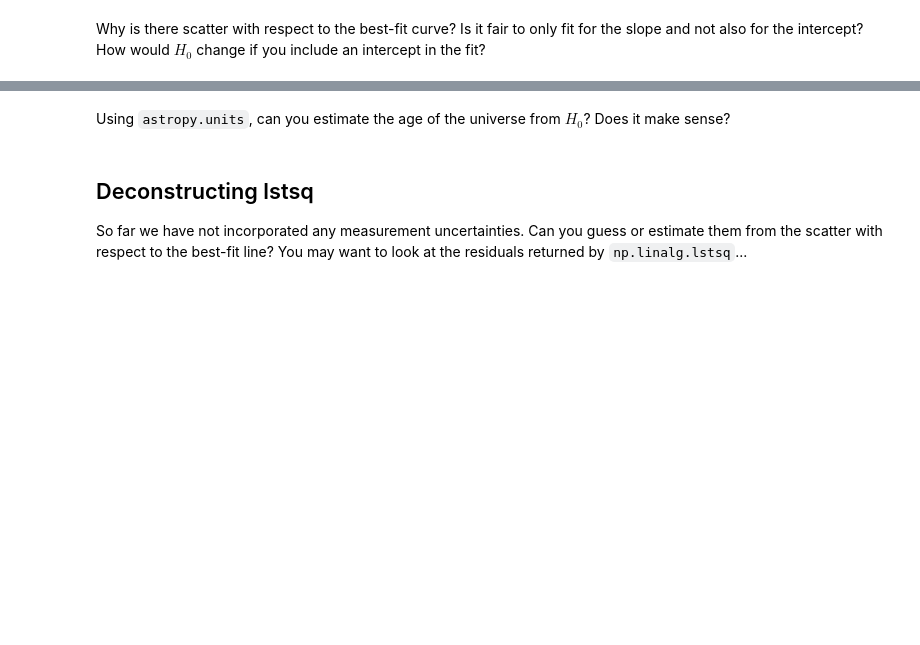
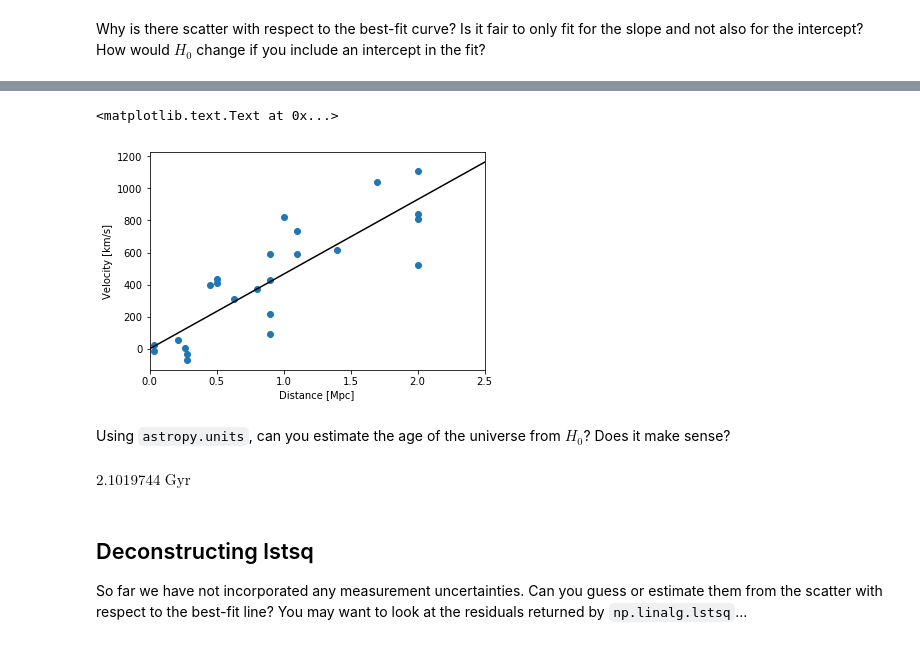
Before and after one commit to pmelchior/usrp-sciprog, a Jupyter notebook: day3/Hubble-Solutions.ipynb, the cells around one changed output, grey strips where cells are left out. Saved outputs shown, nothing was run; the diff lists cells and outputs as text; code cells hidden in the pictures; blank space fills up the shorter version.

```diff
--- a/day3/Hubble-Solutions.ipynb
+++ b/day3/Hubble-Solutions.ipynb
@@ -67,0 +81,7 @@ $V$ as given in the table is a combination of any assumed cosmic expansion and t
+# %%
+import astropy.coordinates as coord
+import astropy.units as u
+
+pos = coord.SkyCoord(ra=data['RA'].astype('U8'), dec=data['DEC'].astype('U9'), unit=(u.hourangle,u.deg),frame='fk5')
+ra_ = pos.ra.to(u.deg).value * np.pi/180
+dec_ = pos.dec.to(u.deg).value * np.pi/180
@@ -83,11 +103,14 @@ Make a scatter plot of $V-V_S$ vs $R$. Add the best-fit linear regression line.
 # %%
 VS = params_h[1]*Ah[:,1] + params_h[2]*Ah[:,2] + params_h[3]*Ah[:,3]
 fig = plt.figure()
 ax = fig.add_subplot(111)
-ax.scatter(data['R'], data['V'] - VS, c='#ff9900', marker='o')
+ax.scatter(data['R'], data['V'] - VS)
 ax.plot(R, H0*R, 'k-')
 ax.set_xlim(xmin=0, xmax=2.5)
 ax.set_xlabel('Distance [Mpc]')
 ax.set_ylabel('Velocity [km/s]')
+# %% [output]
+<matplotlib.text.Text at 0x...>
+[figure, added]
 # %% [markdown]
 Using `astropy.units`, can you estimate the age of the universe from $H_0$? Does it make sense?
@@ -99,3 +117,8 @@ age / 1e9 # in billion years
+# %%
+H0q = H0 * u.km / u.s / u.Mpc
+(1./H0q).to(u.Gyr)
+# %% [output]
+$2.1019744 \; \mathrm{Gyr}$
 # %% [markdown]
 ## Deconstructing lstsq
 
```
Also changed, not shown: parts of 19 cells of this notebook, 2 other files.
